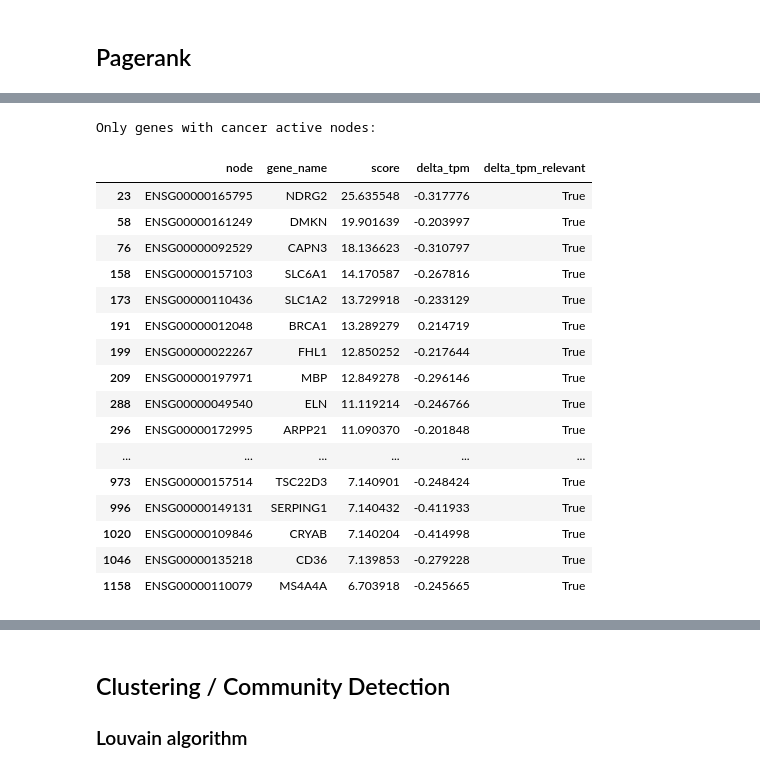
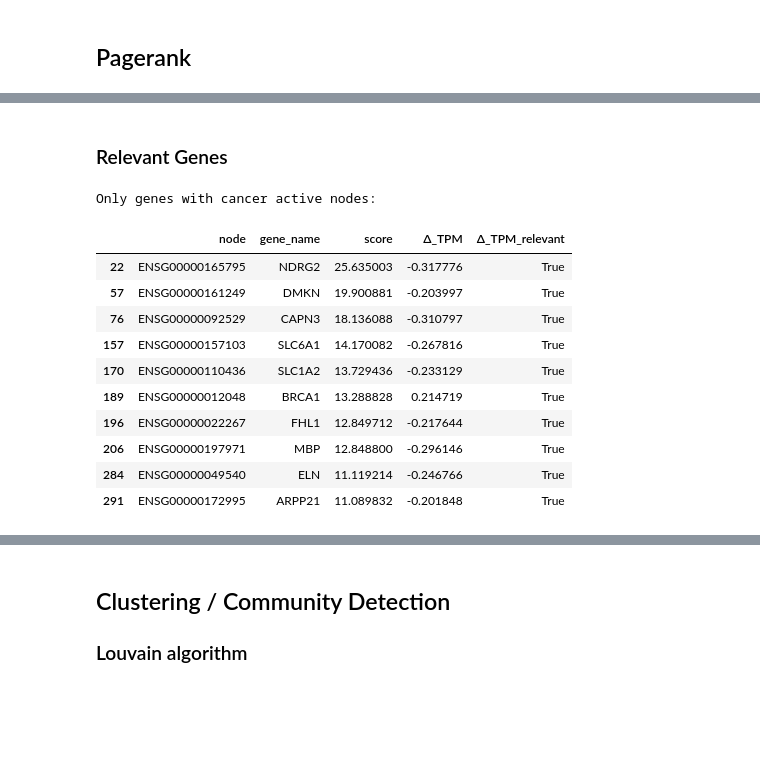
Before and after one commit to SiBergmann/gene_activity_in_lung_cancer, a Jupyter notebook: code/neo4j_graph_algos.ipynb, the cells around one changed output, grey strips where cells are left out. Cells and saved outputs as stored; diff of their text form; code cells hidden in the pictures; blank space fills up the shorter version.

```diff
--- a/code/neo4j_graph_algos.ipynb
+++ b/code/neo4j_graph_algos.ipynb
@@ -90,7 +91,7 @@ def drop_protein_nodes(df) -> pd.DataFrame:
     Drop the protein nodes from the dataframe.
     :param df: The dataframe with the protein nodes.
     """
-    return df[~df["node"].str.contains("ENSP")]
+    return df[~df["id"].str.contains("ENSP")]
 # %% [markdown]
 ## Pagerank
 # %%
@@ -103,11 +104,11 @@ def run_pagerank() -> pd.DataFrame:
         query = """
         CALL gds.pageRank.stream('gene_protein_graph')
         YIELD nodeId, score
-        RETURN gds.util.asNode(nodeId).id AS node,
+        RETURN gds.util.asNode(nodeId).id AS id,
                gds.util.asNode(nodeId).gene_name AS gene_name ,
                score,
-               gds.util.asNode(nodeId).delta_tpm AS delta_tpm,
-               gds.util.asNode(nodeId).delta_tpm_relevant AS delta_tpm_relevant
+               gds.util.asNode(nodeId).Δ_TPM AS Δ_TPM,
+               gds.util.asNode(nodeId).Δ_TPM_relevant AS Δ_TPM_relevant
         ORDER BY score DESC
         """
 
@@ -147,25 +158,24 @@ Only genes nodes:
+# %% [markdown]
+### Relevant Genes
 # %%
 print("Only genes with cancer active nodes:")
-df_pagerank_relevant = df_pagerank.where(df_pagerank["delta_tpm_relevant"] == True).dropna()
+df_pagerank_relevant = df_pagerank.where(df_pagerank["Δ_TPM_relevant"] == True).dropna()
 
-df_pagerank_relevant.head(30)
+# save the dataframe as an image
+dfi.export(df_pagerank_relevant.reset_index(drop=True).head(10), '../tex/figures/03_03_df_pagerank_relevant.png')
+
+df_pagerank_relevant.head(10)
 # %% [output]
 Only genes with cancer active nodes:
-|  | node | gene_name | score | delta_tpm | delta_tpm_relevant |
-| 23 | ENSG00000165795 | NDRG2 | 25.635548 | -0.317776 | True |
-| 58 | ENSG00000161249 | DMKN | 19.901639 | -0.203997 | True |
-| 76 | ENSG00000092529 | CAPN3 | 18.136623 | -0.310797 | True |
-| 158 | ENSG00000157103 | SLC6A1 | 14.170587 | -0.267816 | True |
-| 173 | ENSG00000110436 | SLC1A2 | 13.729918 | -0.233129 | True |
-| 191 | ENSG00000012048 | BRCA1 | 13.289279 | 0.214719 | True |
-| 199 | ENSG00000022267 | FHL1 | 12.850252 | -0.217644 | True |
-| 209 | ENSG00000197971 | MBP | 12.849278 | -0.296146 | True |
-| 288 | ENSG00000049540 | ELN | 11.119214 | -0.246766 | True |
-| 296 | ENSG00000172995 | ARPP21 | 11.090370 | -0.201848 | True |
-| ... | ... | ... | ... | ... | ... |
-| 973 | ENSG00000157514 | TSC22D3 | 7.140901 | -0.248424 | True |
-| 996 | ENSG00000149131 | SERPING1 | 7.140432 | -0.411933 | True |
-| 1020 | ENSG00000109846 | CRYAB | 7.140204 | -0.414998 | True |
-| 1046 | ENSG00000135218 | CD36 | 7.139853 | -0.279228 | True |
-| 1158 | ENSG00000110079 | MS4A4A | 6.703918 | -0.245665 | True |
+|  | node | gene_name | score | Δ_TPM | Δ_TPM_relevant |
+| 22 | ENSG00000165795 | NDRG2 | 25.635003 | -0.317776 | True |
+| 57 | ENSG00000161249 | DMKN | 19.900881 | -0.203997 | True |
+| 76 | ENSG00000092529 | CAPN3 | 18.136088 | -0.310797 | True |
+| 157 | ENSG00000157103 | SLC6A1 | 14.170082 | -0.267816 | True |
+| 170 | ENSG00000110436 | SLC1A2 | 13.729436 | -0.233129 | True |
+| 189 | ENSG00000012048 | BRCA1 | 13.288828 | 0.214719 | True |
+| 196 | ENSG00000022267 | FHL1 | 12.849712 | -0.217644 | True |
+| 206 | ENSG00000197971 | MBP | 12.848800 | -0.296146 | True |
+| 284 | ENSG00000049540 | ELN | 11.119214 | -0.246766 | True |
+| 291 | ENSG00000172995 | ARPP21 | 11.089832 | -0.201848 | True |
 # %%
```
Also changed, not shown: parts of 17 cells of this notebook, 6 other files.
